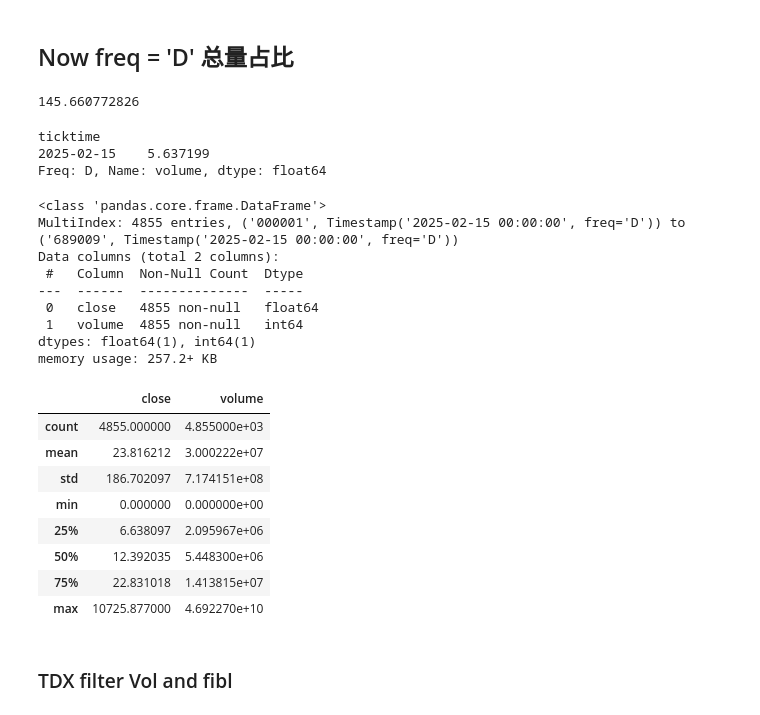
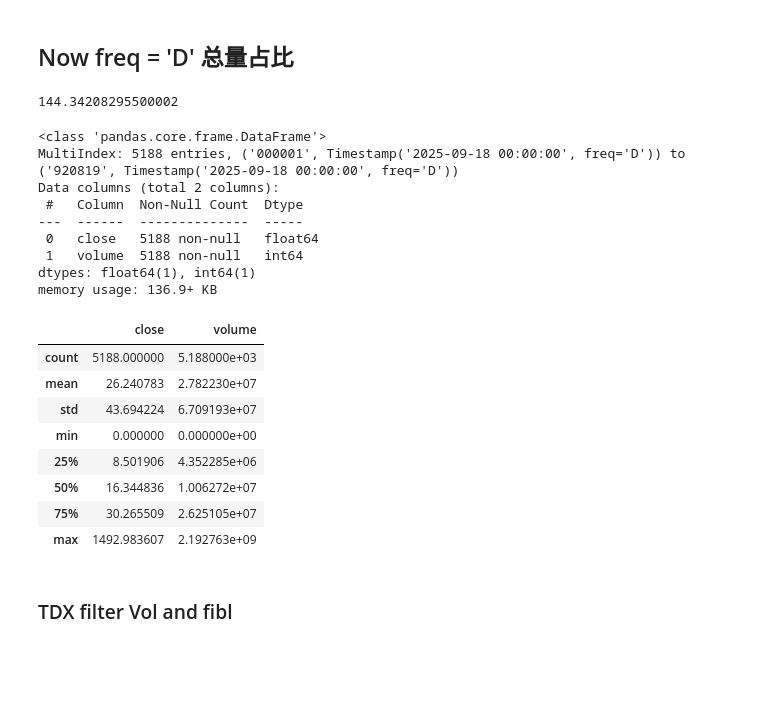
Before and after one commit to johnsonhongyi/pyQuant3, a Jupyter notebook: stock/jupyterAlgo/Quant2023/pandas_hdf-test.ipynb, the cells around one changed output. Cells and saved outputs as stored; diff of their text form; code cells hidden in the pictures; blank space fills up the shorter version.

```diff
--- a/stock/jupyterAlgo/Quant2023/pandas_hdf-test.ipynb
+++ b/stock/jupyterAlgo/Quant2023/pandas_hdf-test.ipynb
@@ -789,48 +985,45 @@ G:\sina_MultiIndex_data.h5
 # %%
 # h5_ohlc = h5.loc[code_muti, ['close', 'volume']]
 # h5_ohlc_Day = h5_ohlc.groupby(pd.Grouper(
 #     freq='1D', closed='right', label='right')).agg(
 #     ohlc_dict).dropna()
 # freq = '30T'
 freq = 'D'
 startime = '09:25:00'
 endtime = '15:01:00'
 
 time_ratio = cct.get_work_time_ratio()
 
 run_col = ['close', 'volume']
 mdf = cct.get_limit_multiIndex_freq(
     h5, freq=freq.upper(),
     col=run_col, start=startime, end=endtime, code=None)
 allvol = mdf.volume.sum()
 allvol / 1000 / 1000 / 1000
-mdf.loc['002195'].volume / mdf.loc['600705'].volume
+# mdf.loc['002195'].volume / mdf.loc['600705'].volume
 ndf = mdf.copy()
 ndf.info(show_counts=True)
 ndf.describe()
 # %% [output]
-145.660772826
+144.34208295500002
-ticktime
-2025-02-15    5.637199
-Freq: D, Name: volume, dtype: float64
+<class 'pandas.core.frame.DataFrame'>
+MultiIndex: 5188 entries, ('000001', Timestamp('2025-09-18 00:00:00', freq='D')) to ('920819', Timestamp('2025-09-18 00:00:00', freq='D'))
+Data columns (total 2 columns):
+ #   Column  Non-Null Count  Dtype
+---  ------  --------------  -----
+ 0   close   5188 non-null   float64
+ 1   volume  5188 non-null   int64
+dtypes: float64(1), int64(1)
+memory usage: 136.9+ KB
-<class 'pandas.core.frame.DataFrame'>
-MultiIndex: 4855 entries, ('000001', Timestamp('2025-02-15 00:00:00', freq='D')) to ('689009', Timestamp('2025-02-15 00:00:00', freq='D'))
-Data columns (total 2 columns):
- #   Column  Non-Null Count  Dtype
----  ------  --------------  -----
- 0   close   4855 non-null   float64
- 1   volume  4855 non-null   int64
-dtypes: float64(1), int64(1)
-memory usage: 257.2+ KB
 |  | close | volume |
-| count | 4855.000000 | 4.855000e+03 |
-| mean | 23.816212 | 3.000222e+07 |
-| std | 186.702097 | 7.174151e+08 |
+| count | 5188.000000 | 5.188000e+03 |
+| mean | 26.240783 | 2.782230e+07 |
+| std | 43.694224 | 6.709193e+07 |
 | min | 0.000000 | 0.000000e+00 |
-| 25% | 6.638097 | 2.095967e+06 |
-| 50% | 12.392035 | 5.448300e+06 |
-| 75% | 22.831018 | 1.413815e+07 |
-| max | 10725.877000 | 4.692270e+10 |
+| 25% | 8.501906 | 4.352285e+06 |
+| 50% | 16.344836 | 1.006272e+07 |
+| 75% | 30.265509 | 2.625105e+07 |
+| max | 1492.983607 | 2.192763e+09 |
 # %% [markdown]
 ### TDX filter Vol and fibl
 # %% [markdown]
```
Also changed, not shown: parts of 29 cells of this notebook, 10 other files.
